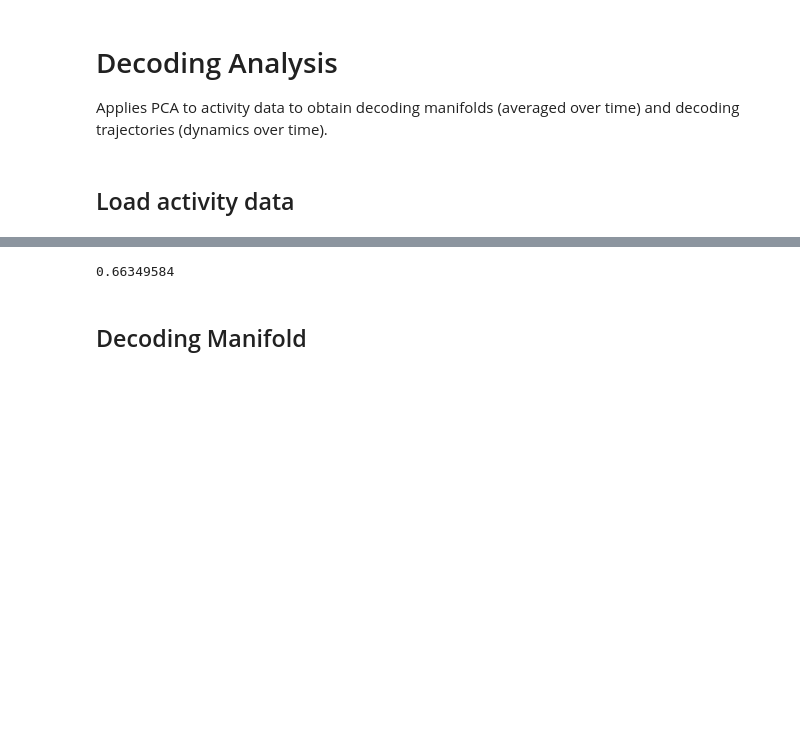
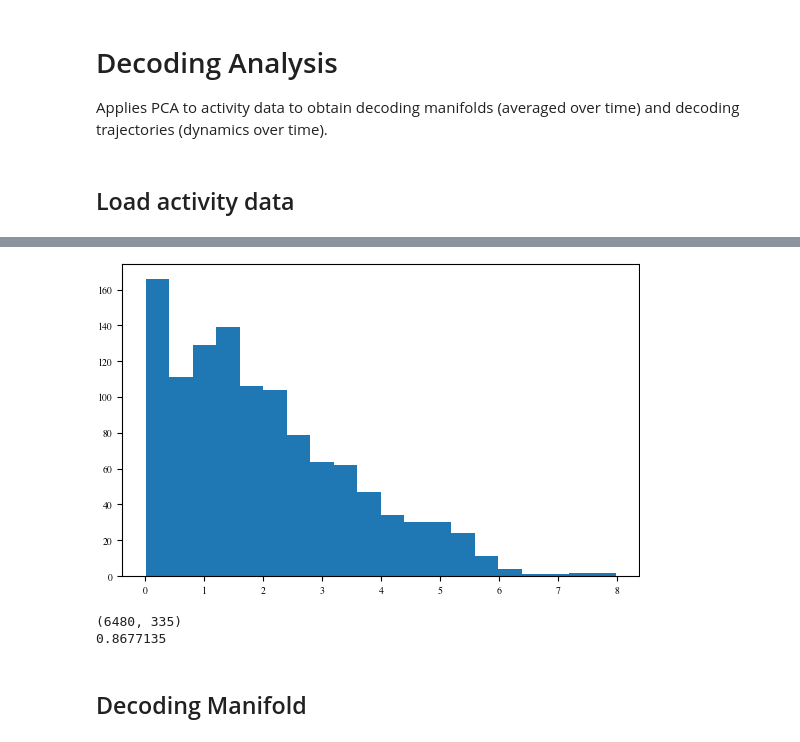
Before and after one commit to JohannesBertram/FNN_Manifolds, a Jupyter notebook: plotting/decoding_analysis.ipynb, the cells around one changed output, grey strips where cells are left out. Saved outputs shown, nothing was run; the diff lists cells and outputs as text; code cells hidden in the pictures; blank space fills up the shorter version.

```diff
--- a/plotting/decoding_analysis.ipynb
+++ b/plotting/decoding_analysis.ipynb
@@ -64,7 +64,27 @@ print(f"(Neurons, Stimuli, Orientation, Trial len): {tensor4d.shape}")
+# %%
+transposed = np.transpose(tensor4d, (3, 1, 2, 0))
+reshaped = transposed.reshape(135, -1, len(tensor4d))
+
+grating = transposed[:, 0]
+
+diffs = np.abs(grating[1:] - grating[:-1])
+
+diffs = diffs[:40]
+
+mean_diffs = np.mean(diffs, axis=(0, 1))
+
+
+plt.hist(mean_diffs, bins=20)
+plt.show()
+# %% [output]
+[figure, added]
 # %%
+diff_idx = np.where(mean_diffs < 1)
 # For trajectories
+tensor4d = tensor4d[diff_idx]
 transposed = np.transpose(tensor4d, (3, 1, 2, 0))
 reshaped = transposed.reshape(-1, len(tensor4d))
+print(reshaped.shape)
 
 pca_traj = PCA(n_components=3)
 pca_traj_result = pca_traj.fit_transform(reshaped)
@@ -86,7 +106,8 @@ print(np.sum(pca_decoding.explained_variance_ratio_))
 
 reshaped_decoding_result = pca_decoding_result.reshape(6*8, -1)
 # %% [output]
-0.66349584
+(6480, 335)
+0.8677135
 # %% [markdown]
 ## Decoding Manifold
 # %%
```
Also changed, not shown: parts of 5 cells of this notebook, 4 other files.
